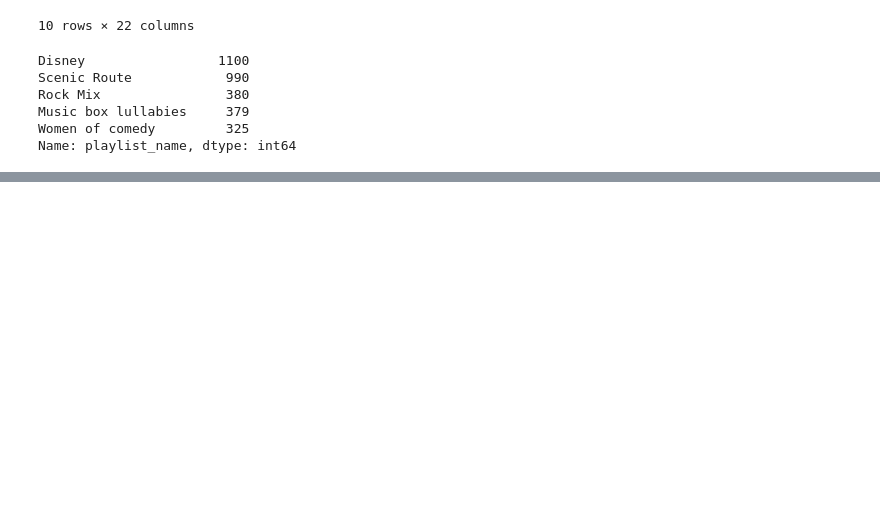
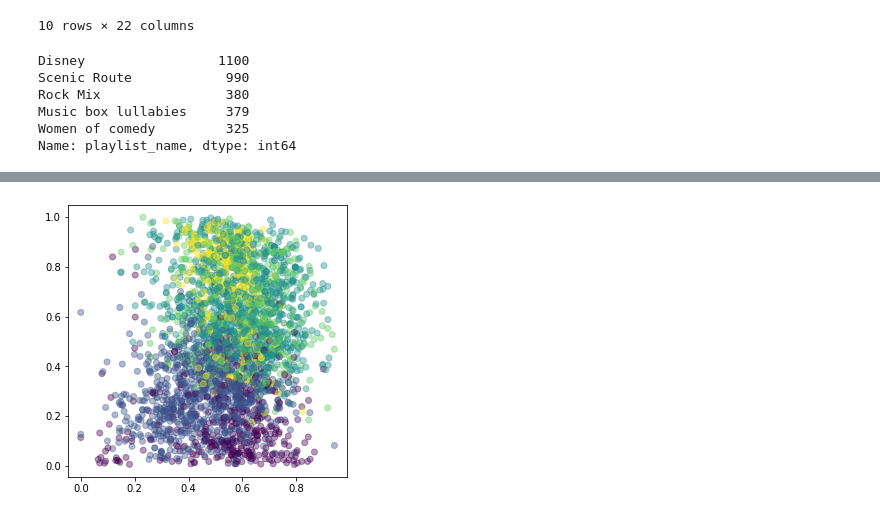
Before and after one commit to salwey/music_recommender_gnod, a Jupyter notebook: music_recommender.ipynb, the cells around one changed output, grey strips where cells are left out. Cells and saved outputs as stored; diff of their text form; code cells hidden in the pictures; blank space fills up the shorter version.

```diff
--- a/music_recommender.ipynb
+++ b/music_recommender.ipynb
@@ -348,0 +468,6 @@ erin_is_amazing.to_csv('tracks.csv')
+# %%
+plt.figure(figsize=(5, 5))
+plt.scatter(spotify_music_tracks_with_cluster['danceability'], spotify_music_tracks_with_cluster['energy'], c=spotify_music_tracks_with_cluster['cluster_assigned'],alpha=0.4)
+plt.show()
+# %% [output]
+[figure, added]
```
Also changed, not shown: parts of 37 cells of this notebook, 8 other files.
